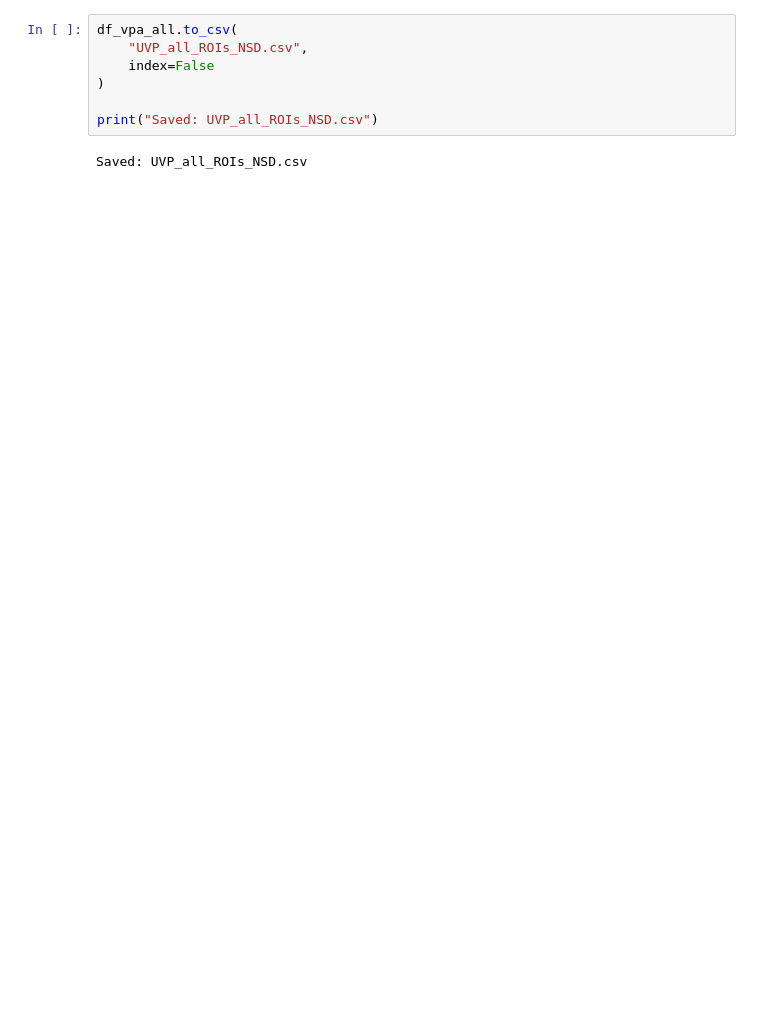
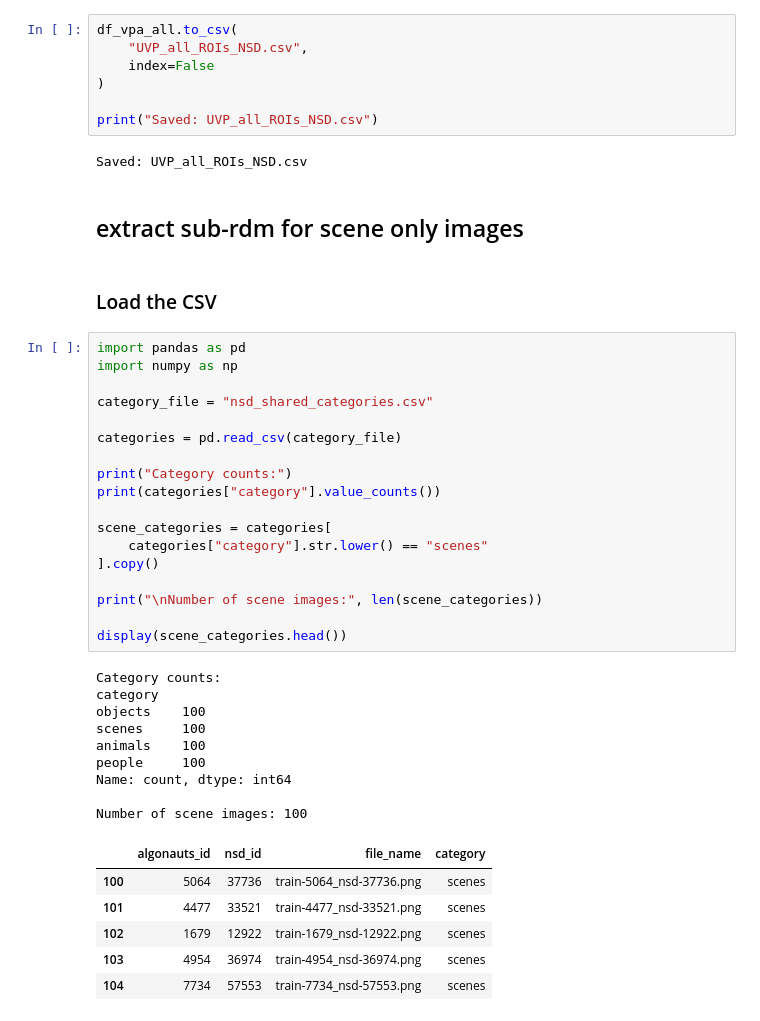
Before and after one commit to sari-saba-sadiya/Unravelling-Brain-Func-LAION, a Jupyter notebook: 3D/NSD dataset/Net2Brain_3D_NSD.ipynb, the cells around one changed output. Cells and saved outputs as stored; diff of their text form; blank space fills up the shorter version.

```diff
--- a/3D/NSD dataset/Net2Brain_3D_NSD.ipynb
+++ b/3D/NSD dataset/Net2Brain_3D_NSD.ipynb
@@ -2686,3 +2922,41 @@ df_vpa_all.to_csv(
 print("Saved: UVP_all_ROIs_NSD.csv")
 # %% [output]
 Saved: UVP_all_ROIs_NSD.csv
+# %% [markdown]
+## extract sub-rdm for scene only images
+# %% [markdown]
+### Load the CSV
+# %%
+import pandas as pd
+import numpy as np
+
+category_file = "nsd_shared_categories.csv"
+
+categories = pd.read_csv(category_file)
+
+print("Category counts:")
+print(categories["category"].value_counts())
+
+scene_categories = categories[
+    categories["category"].str.lower() == "scenes"
+].copy()
+
+print("\nNumber of scene images:", len(scene_categories))
+
+display(scene_categories.head())
+# %% [output]
+Category counts:
+category
+objects    100
+scenes     100
+animals    100
+people     100
+Name: count, dtype: int64
+
+Number of scene images: 100
+|  | algonauts_id | nsd_id | file_name | category |
+| 100 | 5064 | 37736 | train-5064_nsd-37736.png | scenes |
+| 101 | 4477 | 33521 | train-4477_nsd-33521.png | scenes |
+| 102 | 1679 | 12922 | train-1679_nsd-12922.png | scenes |
+| 103 | 4954 | 36974 | train-4954_nsd-36974.png | scenes |
+| 104 | 7734 | 57553 | train-7734_nsd-57553.png | scenes |
```
Also changed, not shown: parts of 12 cells of this notebook, 3 other files.
